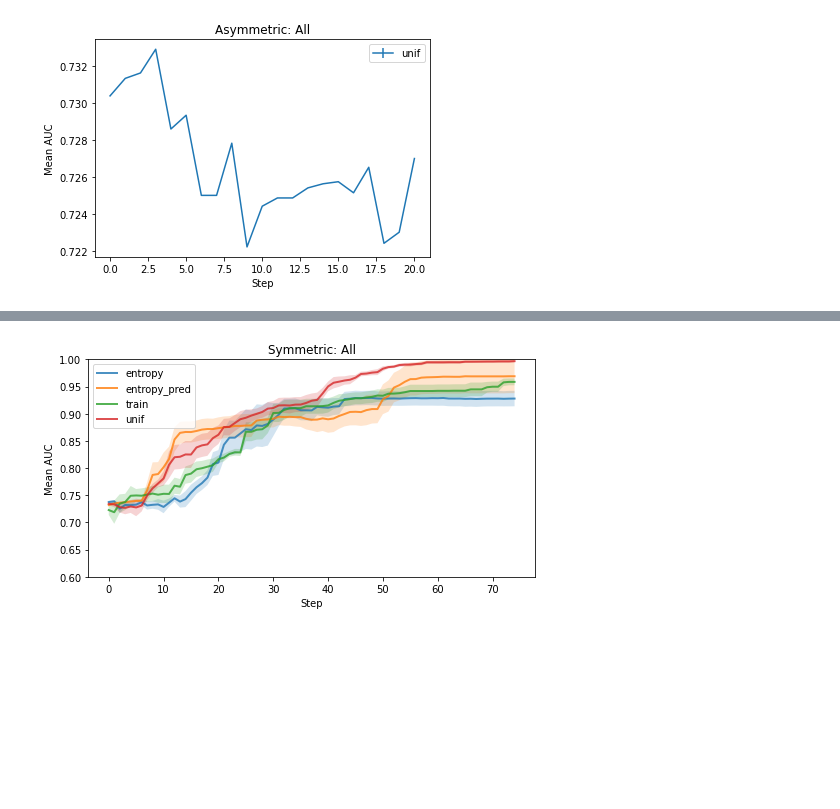
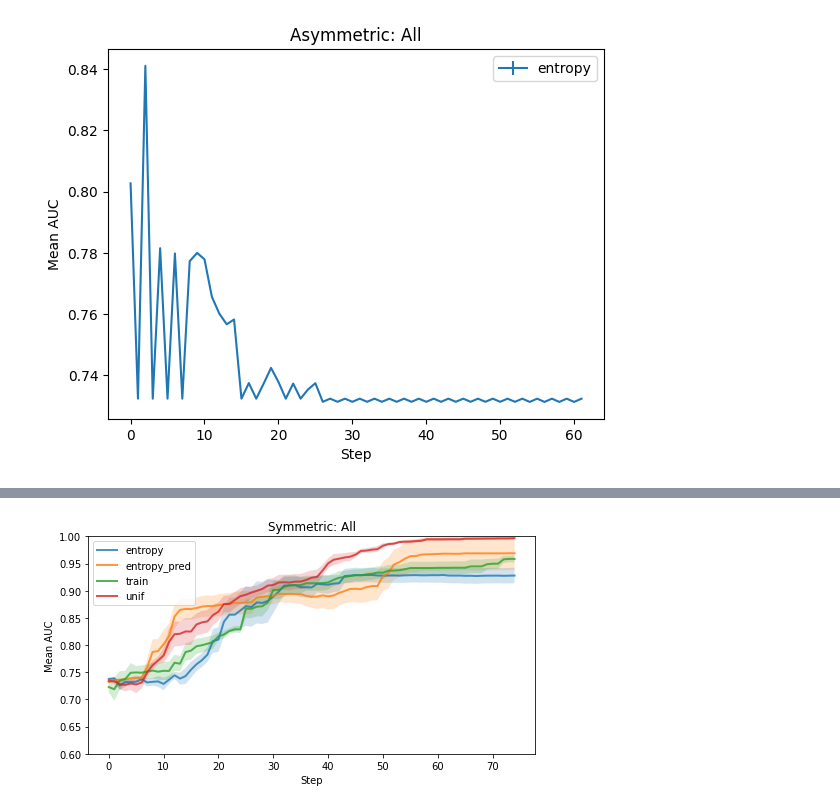
Before and after one commit to jacobandreas/lm-informants, a Jupyter notebook: working.ipynb, the cells around one changed output, grey strips where cells are left out. Saved outputs shown, nothing was run; the diff lists cells and outputs as text; code cells hidden in the pictures; blank space fills up the shorter version.

```diff
--- a/working.ipynb
+++ b/working.ipynb
@@ -174,9 +175,9 @@ plt.show()
 # plt.legend()
 # plt.show()
 # %%
-df = pd.read_csv(f'{experiment_dir}/BroadHoldOutEvals.csv')
+df = pd.read_csv(f'{experiment_dir}/BroadHoldoutEvals.csv')
 # display(df)
-df = df.query("Run == 0 and Strategy == 'unif'")
+df = df.query("Run == 0 and Strategy == 'entropy'")
 plot_auc(df[df['N_INIT']==0], title="Asymmetric: All")
 # %% [output]
-[figure, old version]
+[figure, new version]
```
Also changed, not shown: parts of 4 cells of this notebook, 3 other files.
